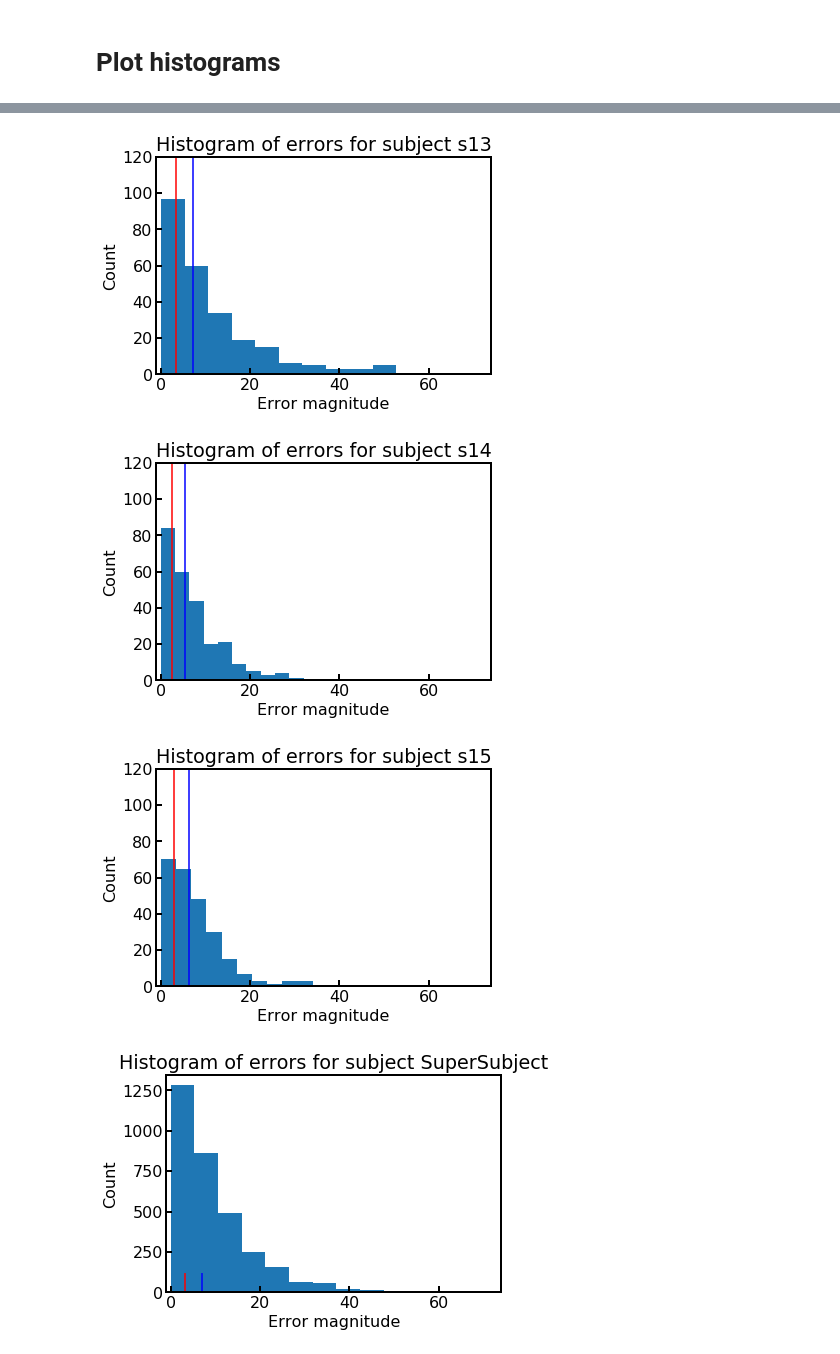
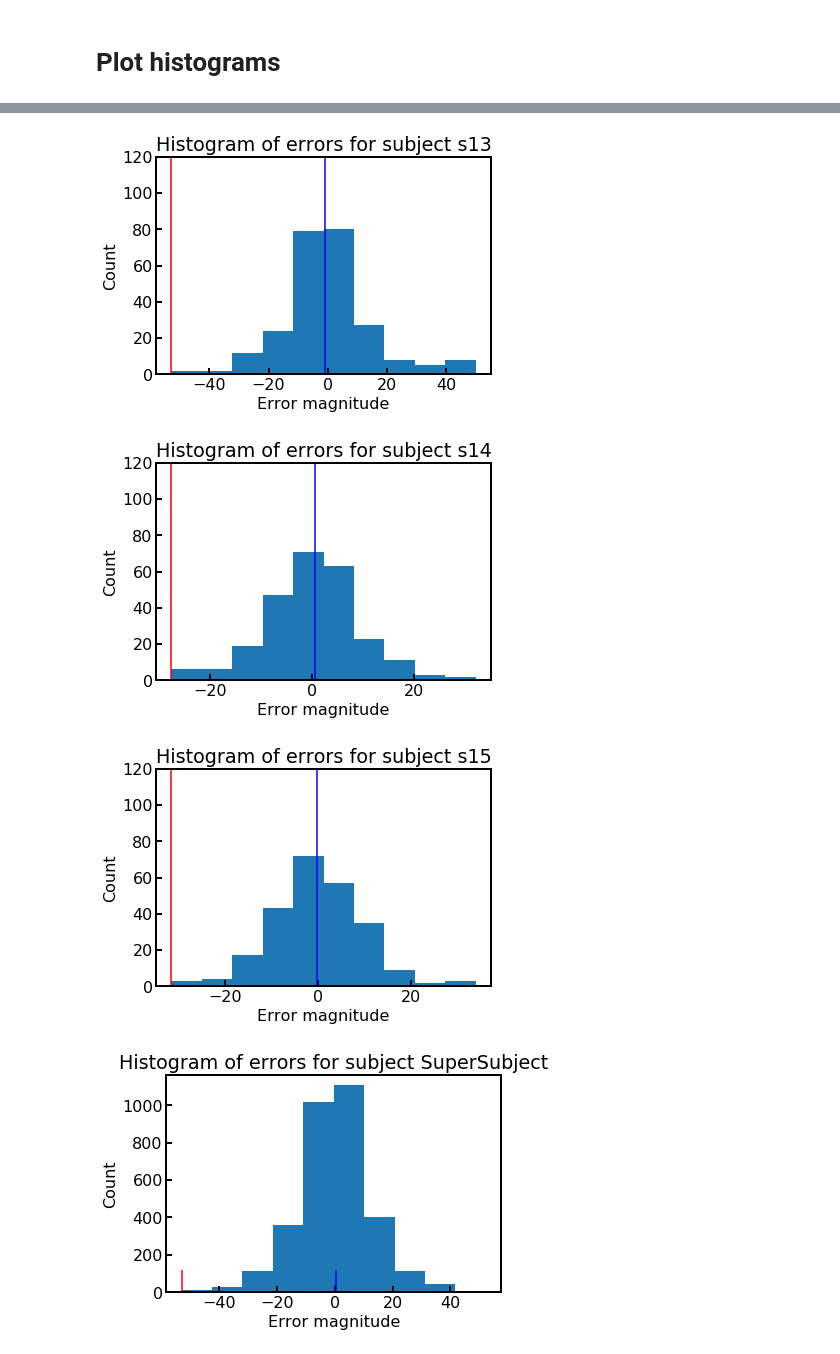
Before and after one commit to WhitneyLab/Serial_Dependence_Analysis_Base, a Jupyter notebook: figures/JND_radiologists/JND_radiologists.ipynb, the cells around one changed output, grey strips where cells are left out. Drawn from its saved outputs; the diff is of its cells as text; code cells hidden in the pictures.

```diff
--- a/figures/JND_radiologists/JND_radiologists.ipynb
+++ b/figures/JND_radiologists/JND_radiologists.ipynb
@@ -57,7 +62,7 @@ subject_names = ['S1', 'S3', 'S4', 'S6', 'S7', 'S8', 's9', 's10', 's11', 's12',
 # %% [markdown]
 # Plot histograms
 # %%
-df_percentiles = pd.DataFrame(columns=['SUBJECT','25TH','50TH'])
+df_percentiles = pd.DataFrame(columns=['SUBJECT','0TH','50TH'])
 alldata = pd.DataFrame(columns=['SUBJECT', 'BOOTSTRAP_VALUES'])
 
 row = 0
@@ -66,14 +71,14 @@ for subject in subject_names:
     # load data:
     subjectdata = pd.read_csv(datapath + subject + '/' + subject + '_VM_output_1nBack.csv')
     df_percentiles.loc[row,'SUBJECT'] = subject
-    df_percentiles.loc[row,'25TH'] = np.percentile(np.asarray(abs(subjectdata['responseError']).dropna()), 25)
-    df_percentiles.loc[row,'50TH'] = np.percentile(np.asarray(abs(subjectdata['responseError']).dropna()), 50)
-    plt.hist(abs(subjectdata['responseError']))
-    plt.vlines(df_percentiles.loc[row,'25TH'], 0, 120, color='red')
+    df_percentiles.loc[row,'0TH'] = np.percentile(np.asarray(subjectdata['responseError'].dropna()), 0)
+    df_percentiles.loc[row,'50TH'] = np.percentile(np.asarray(subjectdata['responseError'].dropna()), 50)
+    plt.hist(subjectdata['responseError'])
+    plt.vlines(df_percentiles.loc[row,'0TH'], 0, 120, color='red')
     plt.vlines(df_percentiles.loc[row,'50TH'], 0, 120, color='blue')
     plt.xlabel('Error magnitude')
     plt.ylabel('Count')
-    plt.xlim([-1, 74])
+#     plt.xlim([-1, 74])
     if subject != 'SuperSubject':
         plt.ylim([0, 120])
     plt.title('Histogram of errors for subject ' + subject)
@@ -95,5 +100,5 @@ for subject in subject_names:
-[figure, old version]
+[figure, new version]
-[figure, old version]
+[figure, new version]
-[figure, old version]
+[figure, new version]
-[figure, old version]
+[figure, new version]
 # %%
```
Also changed, not shown: parts of 19 cells of this notebook.
